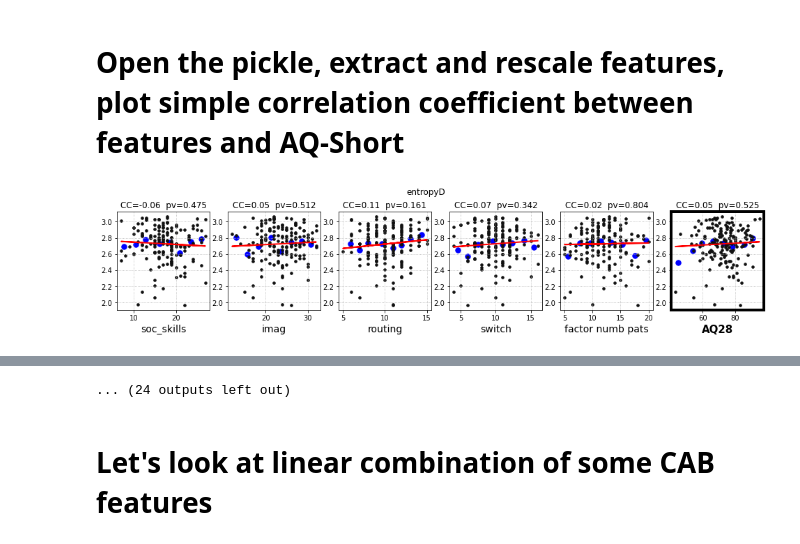
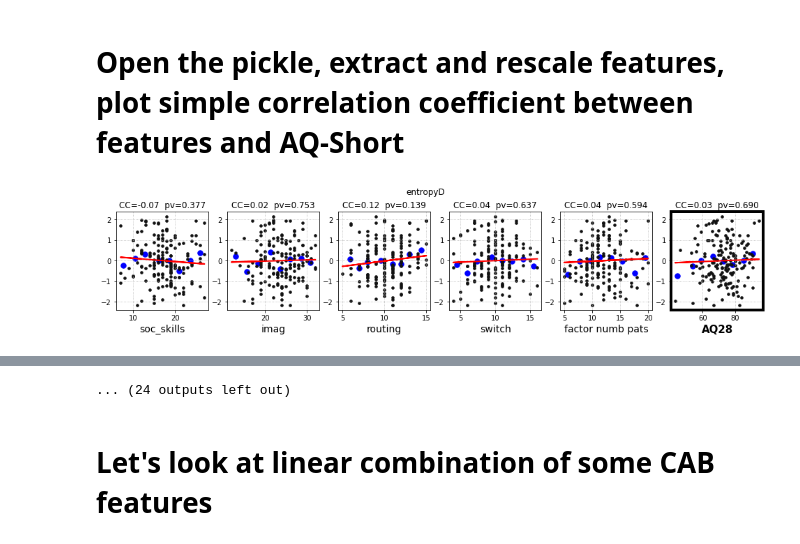
Before and after one commit to AraiKensuke/AIiRPS, a Jupyter notebook: PredictAQshort.ipynb, the cells around one changed output, grey strips where cells are left out. Drawn from its saved outputs; the diff is of its cells as text; code cells hidden in the pictures.

```diff
--- a/PredictAQshort.ipynb
+++ b/PredictAQshort.ipynb
@@ -225,17 +231,7 @@ rout          = eval("lm[\"rout\"]")
 switch        = eval("lm[\"switch\"]")
 fact_pat      = eval("lm[\"fact_pat\"]")
 ###############  rule-change triggered means per participant
-signal_5_95   = eval("lm[\"signal_5_95\"]")
-t0            = eval("lm[\"t0\"]")
-t1            = eval("lm[\"t1\"]")
-win           = eval("lm[\"win\"]")
-all_maxs      = eval("lm[\"all_maxs\"]")
-imax_imin_pfrm36  = lm["imax_imin_pfrm36"]
-imax_imin_pfrm69  = lm["imax_imin_pfrm69"]
-imax_imin_pfrm912 = lm["imax_imin_pfrm912"]
-###############  key names for the RPS features
-###############  cab (dynamic features)
-###############  stat (static features)
+
 features_cab = lm["features_cab"]
 features_stat = lm["features_stat"]
 
@@ -253,23 +249,15 @@ mn_mode = 2
 
 winsz=15
 
+for ca in cmp_againsts:
+    exec("temp = lm[\"%(ca)s\"]" % {"ca" : ca})
+    exec("%(ca)s = lm[\"%(ca)s\"]" % {"ca" : ca})
+    if ca[0:7] == "entropy":
+        exec("temp = unskew(temp)" % {"ca" : ca})
+    exec("%(ca)s = standardize(temp)" % {"ca" : ca})
 
 
-#################  entropy tends to be very skew distributed.
-#################  we transform the variables to make them have a symmetric distribution
-entropyUD = _N.exp((entropyD + entropyU) / (_N.mean(entropyD + entropyU)))
 
-mmm = 0.25
-entropyD = _N.exp(entropyD / _N.mean(entropyD))
-entropyS = _N.exp(entropyS / _N.mean(entropyS))
-entropyU = _N.exp(entropyU / _N.mean(entropyU))
-entropyWL = _N.exp((entropyW+entropyL) / _N.mean(entropyW+entropyL))
-entropyW = _N.exp(entropyW / _N.mean(entropyW*mmm))
-entropyT = _N.exp(entropyT / _N.mean(entropyT*mmm))
-entropyL = _N.exp(entropyL / _N.mean(entropyL*mmm))
-entropyT2 = _N.exp(entropyT2 / _N.mean(entropyT2*mmm)) / 10
-entropyW2 = _N.exp(entropyW2 / _N.mean(entropyW2*mmm)) / 10
-entropyL2 = _N.exp(entropyL2 / _N.mean(entropyL2*mmm)) / 10
 
 ###################  AQ28scr outliers   takes out 2 participants, but dramatically improves Corr Coeff.
 ths = _N.where((AQ28scrs > 35) & (rout > 4))[0]
@@ -277,30 +265,11 @@ ths = _N.where((AQ28scrs > 35) & (rout > 4))[0]
 
 if look_at_AQ:
     pcpvs = {}
-    hlf1    = _N.random.choice(allInds, nDAThlf, replace=False)
-    hlf2    = _N.setdiff1d(allInds, hlf1)
     for cmp_against in cmp_againsts:
         pcs = _N.empty(6)
         pvs = _N.empty(6)
         pcpvs[cmp_against] = [pcs, pvs]
-        #if cmp_against == "entropyUD":
-        #    cmp_vs = entropyU + entropyD
-        if cmp_against == "sum_sd":
-            cmp_vs = _N.log(_N.sum(sum_sd[:, :, 0], axis=1) + _N.sum(sum_sd[:, :, 2], axis=1))
-            #cmp_vs = _N.log(_N.sum(sum_sd[:, :, 0], axis=1) + _N.sum(sum_sd[:, :, 2], axis=1))
-            #cmp_vs = _N.log(sum_sd[:, 2, 0] + sum_sd[:, 2, 2])
-            #cmp_vs = _N.log(_N.sum(sum_sd[:, :, 0], axis=1) / _N.sum(sum_sd[:, :, 2], axis=1))   #  INTERESTING
-            #cmp_vs = _N.log(_N.sum(sum_sd[:, :, 1], axis=1))
-            #cmp_vs = _N.log(_N.sum(sum_sd[:, :, 0], axis=1) + _N.sum(sum_sd[:, :, 1], axis=1) + _N.sum(sum_sd[:, :, 2], axis=1))
-            #cmp_vs = _N.log(_N.sum(sum_sd[:, 0], axis=1) + _N.sum(sum_sd[:, 2], axis=1))
-        elif cmp_against == "sum_cv":
-            cmp_vs = _N.log(_N.sum(sum_cv[:, :, 2], axis=1))# + _N.sum(sum_cv[:, :, 2], axis=1)
-        elif cmp_against == "entropyDSU":
-            cmp_vs = _N.sum(entropyDSU, axis=1)
-        elif cmp_against == "entropyTL":
-            cmp_vs = (entropyT + entropyL)
-        else:
-            cmp_vs = eval(cmp_against)
+        cmp_vs = eval(cmp_against)
 
         _AQ28scrs   = AQ28scrs[ths]
         _cmp_vs     = cmp_vs[ths]
@@ -440,44 +409,6 @@ if look_at_AQ:
         _plt.savefig("AQ_vs_%(vs)s_%(lb)d" % {"vs":cmp_against, "lb":label})
         #_plt.close()
 
-diffs36 = _N.diff(imax_imin_pfrm36, axis=1)
-diffs69 = _N.diff(imax_imin_pfrm69, axis=1)
-diffs912 = _N.diff(imax_imin_pfrm912, axis=1)
-fig = _plt.figure(figsize=(9, 3))
-fig.add_subplot(1, 3, 1)
-_plt.hist(diffs36, bins=_N.array([-3.5, -2.5, -1.5, -0.5, 0.5, 1.5, 2.5, 3.5]), density=True, color="black")
-_plt.xlabel("min precedes max by")
-_plt.ylim(0, 0.5)
-fig.add_subplot(1, 3, 2)
-_plt.hist(diffs69, bins=_N.array([-3.5, -2.5, -1.5, -0.5, 0.5, 1.5, 2.5, 3.5]), density=True, color="black")
-_plt.xlabel("min precedes max by")
-_plt.ylim(0, 0.5)
-fig.add_subplot(1, 3, 3)
-_plt.hist(diffs912, bins=_N.array([-3.5, -2.5, -1.5, -0.5, 0.5, 1.5, 2.5, 3.5]), density=True, color="black")
-_plt.xlabel("min precedes max by")
-_plt.ylim(0, 0.5)
-fig.subplots_adjust(bottom=0.15)
-_plt.savefig("min_precedes_max_pfrm")
-_plt.close()
-
-fig = _plt.figure()
-for n in range(len(partIDs)):
-    _plt.plot(signal_5_95[n, 0], color="#BCBCBC")
-_plt.plot(_N.mean(signal_5_95[:, 0], axis=0), color="black")
-_plt.xticks(_N.arange(t1-t0), _N.arange(t0 - win//2, t1 - win//2), fontsize=16)
-_plt.yticks([-0.3, -0.15, 0, 0.15, 0.3], fontsize=16)
-_plt.axvline(x=(-(t0-win//2)), lw=2, ls=":", color="red")
-_plt.axhline(y=0, color="red", ls=":")
-#_plt.yticks(_N.linspace(0., 1, 6))
-_plt.grid(ls=":")
-#_plt.ylim(0., 1)
-_plt.ylim(-0.31, 0.31)
-_plt.xlim(-0.1, 14.2)
-_plt.xlabel("lags from rule change (# games)", fontsize=18)
-_plt.ylabel("p(WIN, lag) - p(LOS, lag)", fontsize=18)
-fig.subplots_adjust(left=0.18, bottom=0.18, top=0.98, right=0.98)
-_plt.savefig("nrm_avg_%(fn)s_%(lb)d.png" % {"fn" : data, "lb" : label}, transparent=True)
-_plt.close()
 
 AQ28subs = ["SB:SS", "SB:IM", "SB:RT", "SB:SW", "NumPat", "AQ28"]
 
@@ -501,31 +432,31 @@ for cat in [soc_skils, imag, rout, switch, fact_pat]:
     #     _plt.xticks(_N.arange(4, 17, 4))
     # elif (cat is fact_pat):
     #     _plt.xticks(_N.arange(4, 21, 5))
 
     _plt.xlabel(AQ28subs[ic-1], fontsize=14)
     _plt.yticks(fontsize=12)
     _plt.xticks(fontsize=12)
 
 _plt.hist(cat, bins=bns, color="black")
 ax = fig.add_subplot(1, 6, 6)
 cat = AQ28scrs
 bns = _N.arange(_N.min(cat)-0.5, _N.max(cat)+0.5, 1)
 _plt.hist(cat, bins=bns, color="black")
 ax.spines["left"].set_linewidth(4)
 ax.spines["right"].set_linewidth(4)
 ax.spines["top"].set_linewidth(4)
 ax.spines["bottom"].set_linewidth(4)
 #  https://stackoverflow.com/questions/6682784/reducing-number-of-plot-ticks
 ax.yaxis.set_major_locator(ticker.MaxNLocator(integer=True))
 ax.xaxis.set_major_locator(ticker.MaxNLocator(integer=True))
 _plt.locator_params(axis='y', nbins=5)
 _plt.locator_params(axis='x', nbins=5)
 _plt.yticks(fontsize=12)
 _plt.xticks(fontsize=12)
 
 #_plt.xticks(_N.arange(30, 96, 10))
 _plt.xlabel(AQ28subs[5], fontsize=14, fontweight="bold")
 ax = fig.subplots_adjust(bottom=0.24, top=0.82, right=0.98, hspace=0.18)
 _plt.savefig("TMB2_AQ_hist", transparent=True)
 # %% [output]
-[figure, old version]
+[figure, new version]
```
Also changed, not shown: parts of 6 cells of this notebook.
